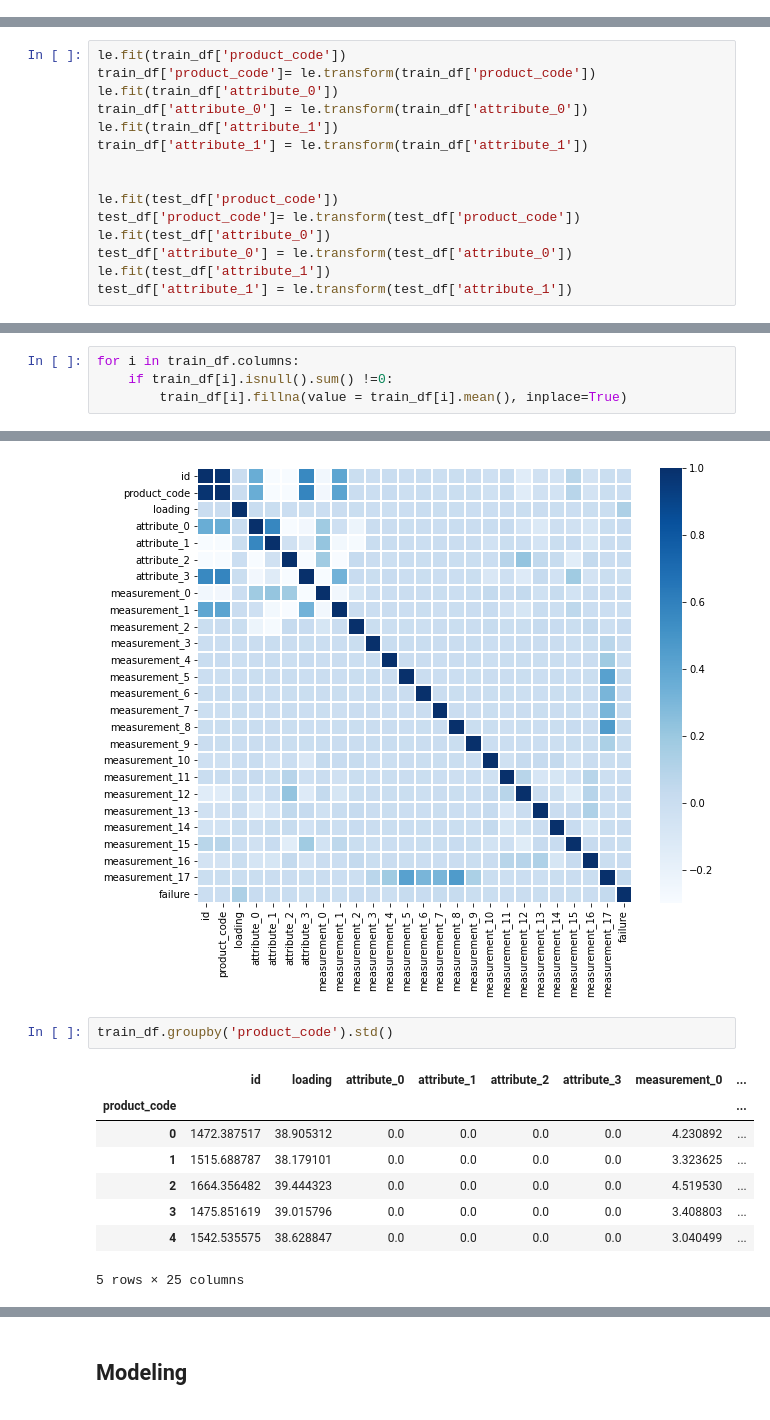
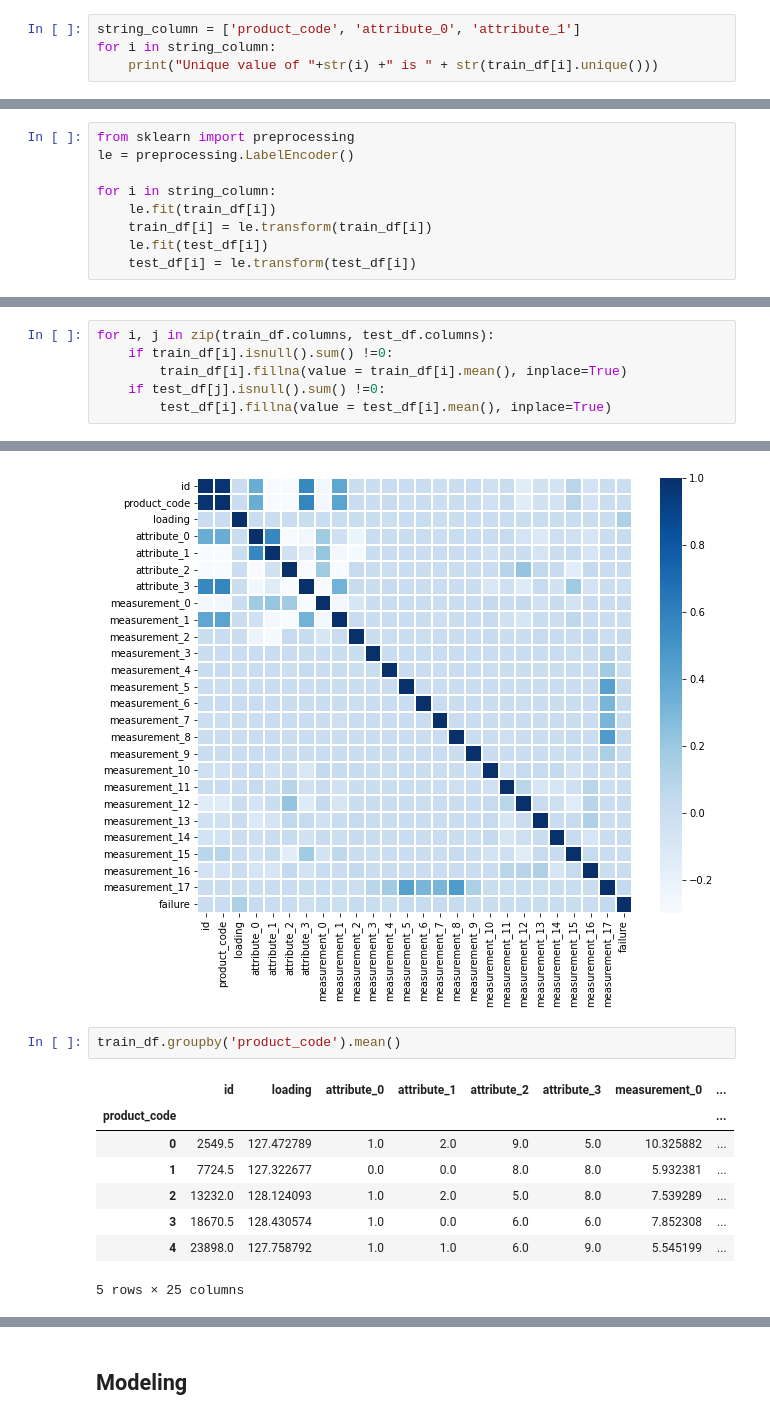
Before and after one commit to whehdwns/Kaggle_competition, a Jupyter notebook: Tabular_Playground_Aug_22/tps-aug-2022.ipynb, the cells around one changed output, grey strips where cells are left out. Cells and saved outputs as stored; diff of their text form.

```diff
--- a/Tabular_Playground_Aug_22/tps-aug-2022.ipynb
+++ b/Tabular_Playground_Aug_22/tps-aug-2022.ipynb
@@ -87,0 +42,4 @@ le = preprocessing.LabelEncoder()
+# %%
+string_column = ['product_code', 'attribute_0', 'attribute_1']
+for i in string_column:
+    print("Unique value of "+str(i) +" is " + str(train_df[i].unique()))
@@ -88 +50,10 @@ le = preprocessing.LabelEncoder()
+# %%
+from sklearn import preprocessing
+le = preprocessing.LabelEncoder()
+
+for i in string_column:
+    le.fit(train_df[i])
+    train_df[i] = le.transform(train_df[i])
+    le.fit(test_df[i])
+    test_df[i] = le.transform(test_df[i])
 # %%
@@ -95,15 +64,0 @@ train_df.head(2)
-# %%
-le.fit(train_df['product_code'])
-train_df['product_code']= le.transform(train_df['product_code'])
-le.fit(train_df['attribute_0'])
-train_df['attribute_0'] = le.transform(train_df['attribute_0'])
-le.fit(train_df['attribute_1'])
-train_df['attribute_1'] = le.transform(train_df['attribute_1'])
-
-
-le.fit(test_df['product_code'])
-test_df['product_code']= le.transform(test_df['product_code'])
-le.fit(test_df['attribute_0'])
-test_df['attribute_0'] = le.transform(test_df['attribute_0'])
-le.fit(test_df['attribute_1'])
-test_df['attribute_1'] = le.transform(test_df['attribute_1'])
@@ -117,4 +77,6 @@ train_df.head(2)
 # %%
-for i in train_df.columns:
+for i, j in zip(train_df.columns, test_df.columns):
     if train_df[i].isnull().sum() !=0:
         train_df[i].fillna(value = train_df[i].mean(), inplace=True)
+    if test_df[j].isnull().sum() !=0:
+        test_df[i].fillna(value = test_df[i].mean(), inplace=True)
@@ -183,13 +113,13 @@ plt.show()
 # %% [output]
 [figure]
 # %%
-train_df.groupby('product_code').std()
+train_df.groupby('product_code').mean()
 # %% [output]
 |  | id | loading | attribute_0 | attribute_1 | attribute_2 | attribute_3 | measurement_0 | ... |
 | product_code |  |  |  |  |  |  |  | ... |
-| 0 | 1472.387517 | 38.905312 | 0.0 | 0.0 | 0.0 | 0.0 | 4.230892 | ... |
-| 1 | 1515.688787 | 38.179101 | 0.0 | 0.0 | 0.0 | 0.0 | 3.323625 | ... |
-| 2 | 1664.356482 | 39.444323 | 0.0 | 0.0 | 0.0 | 0.0 | 4.519530 | ... |
-| 3 | 1475.851619 | 39.015796 | 0.0 | 0.0 | 0.0 | 0.0 | 3.408803 | ... |
-| 4 | 1542.535575 | 38.628847 | 0.0 | 0.0 | 0.0 | 0.0 | 3.040499 | ... |
+| 0 | 2549.5 | 127.472789 | 1.0 | 2.0 | 9.0 | 5.0 | 10.325882 | ... |
+| 1 | 7724.5 | 127.322677 | 0.0 | 0.0 | 8.0 | 8.0 | 5.932381 | ... |
+| 2 | 13232.0 | 128.124093 | 1.0 | 2.0 | 5.0 | 8.0 | 7.539289 | ... |
+| 3 | 18670.5 | 128.430574 | 1.0 | 0.0 | 6.0 | 6.0 | 7.852308 | ... |
+| 4 | 23898.0 | 127.758792 | 1.0 | 1.0 | 6.0 | 9.0 | 5.545199 | ... |
 5 rows × 25 columns
```
Also changed, not shown: parts of 43 cells of this notebook.
